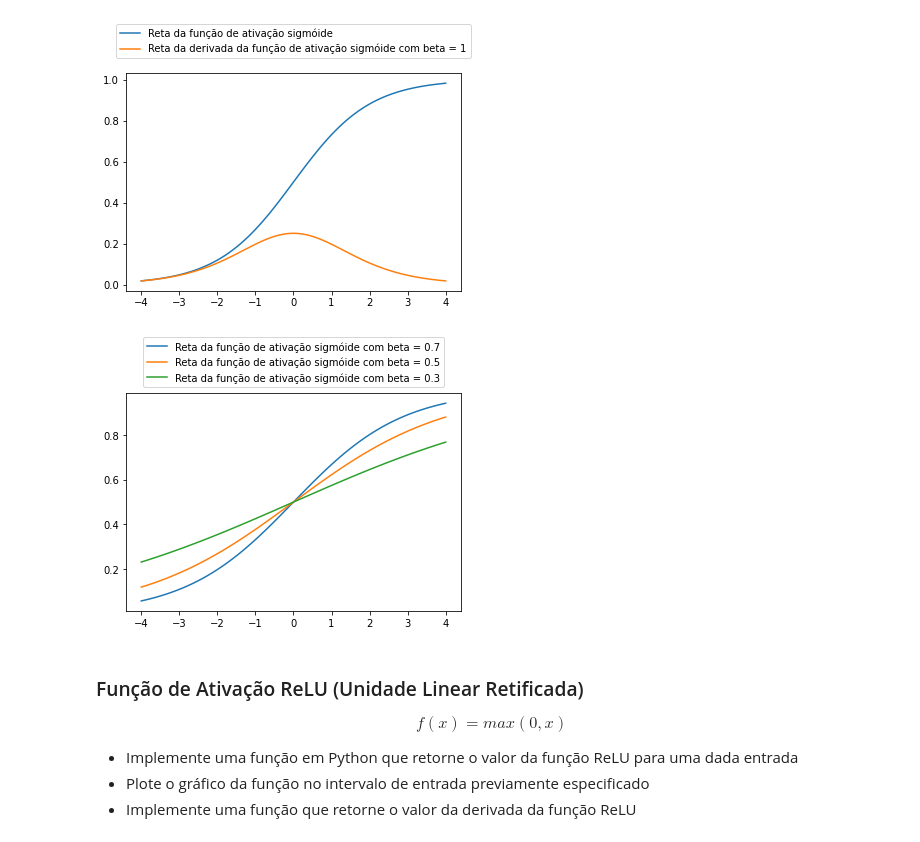
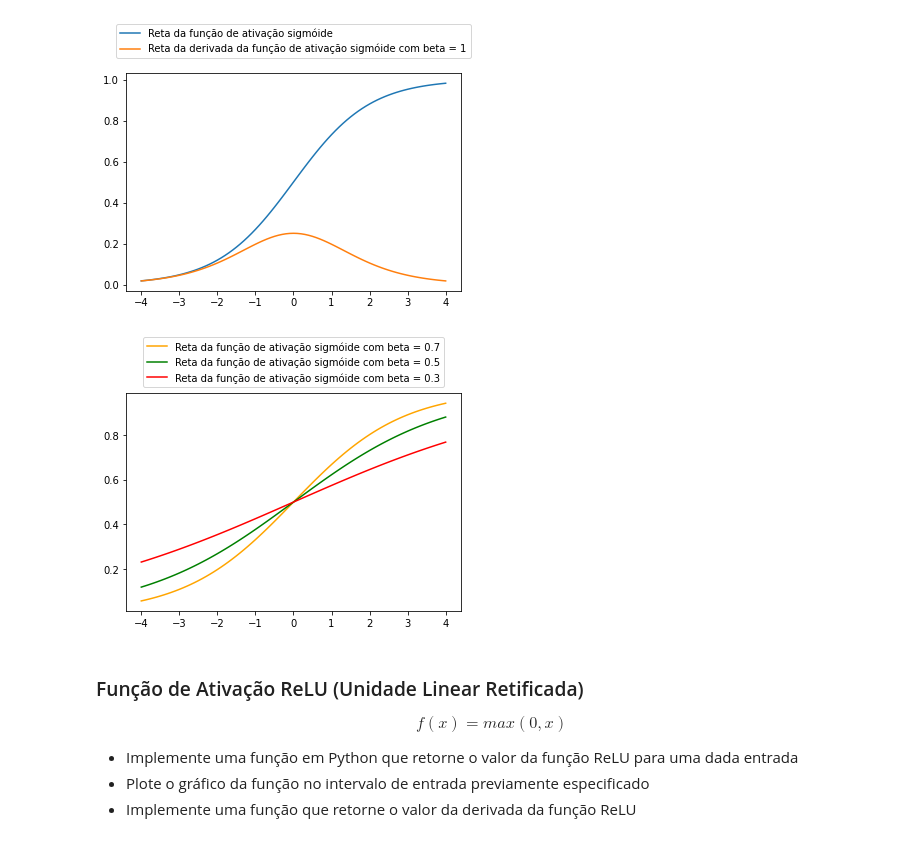
Before and after one commit to IanAlves21/Funcoes-de-Ativacao-RNA, a Jupyter notebook: Funções_de_Ativação.ipynb, the cells around one changed output. Drawn from its saved outputs; the diff is of its cells as text; code cells hidden in the pictures.

```diff
--- a/Funções_de_Ativação.ipynb
+++ b/Funções_de_Ativação.ipynb
@@ -107,16 +107,17 @@ plt.legend(loc="upper center", bbox_to_anchor=(0.5, 1.25))
 # %%
 # Plot do grafico da derivada da funcao sigmóide com os valores para beta definidos
 
 beta = np.array([0.7, 0.5, 0.3])
-for b in beta:
+color = np.array(["orange", "green", "red"])
+for (index, b) in enumerate(beta):
   eixo_y = np.zeros(len(eixo_x))
   for i in range(len(eixo_x)):
     eixo_y[i] = sigmoide(eixo_x[i], b)
 
-  plt.plot(eixo_x, eixo_y, label = "Reta da função de ativação sigmóide com beta = {}".format(b))
+  plt.plot(eixo_x, eixo_y, label = "Reta da função de ativação sigmóide com beta = {}".format(b), color=color[index])
   plt.legend(loc="upper center", bbox_to_anchor=(0.5, 1.28))
 # %% [output]
-[figure, old version]
+[figure, new version]
 # %% [markdown]
 ### Função de Ativação ReLU (Unidade Linear Retificada)
 
```
Also changed, not shown: parts of 6 cells of this notebook.
